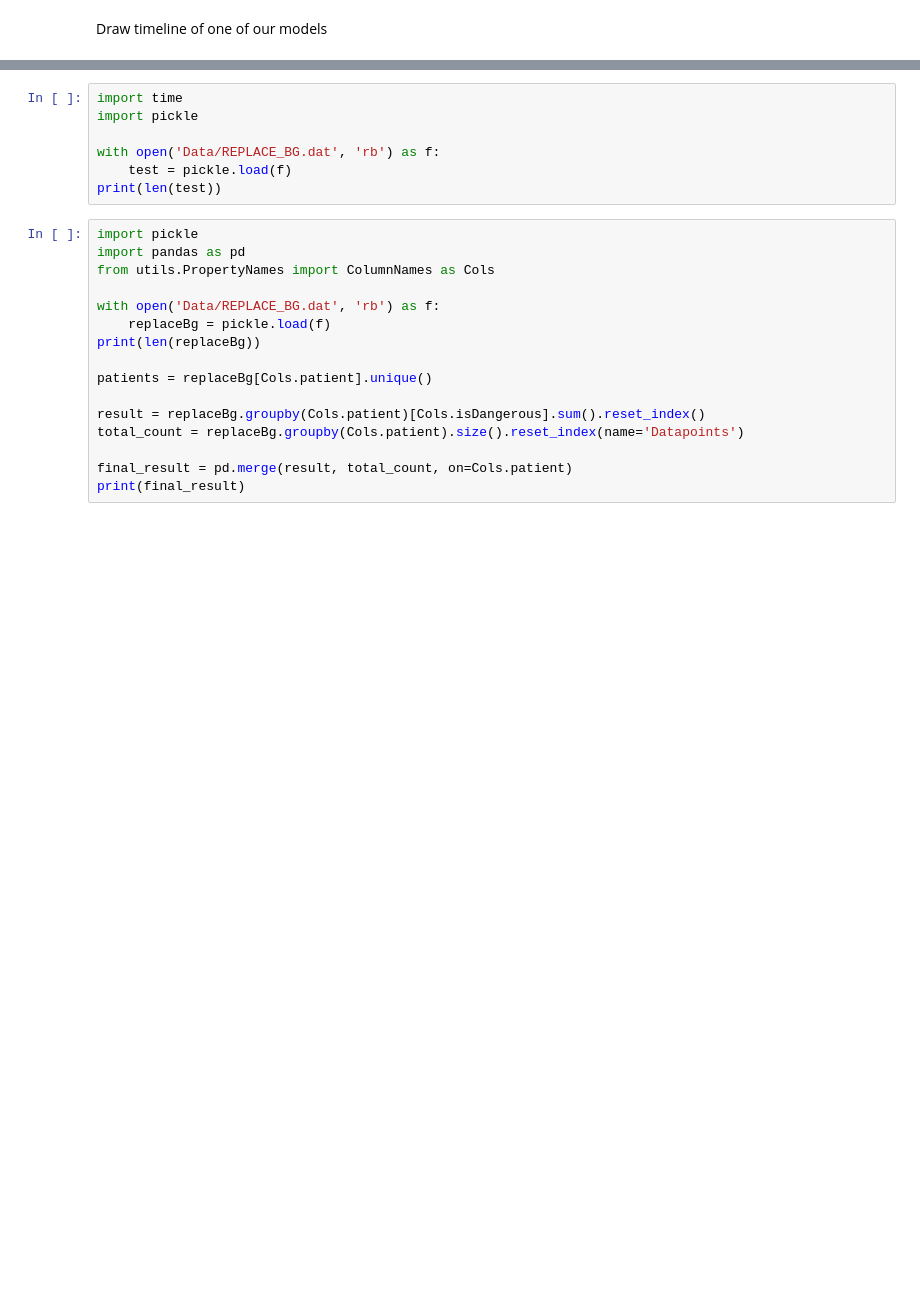
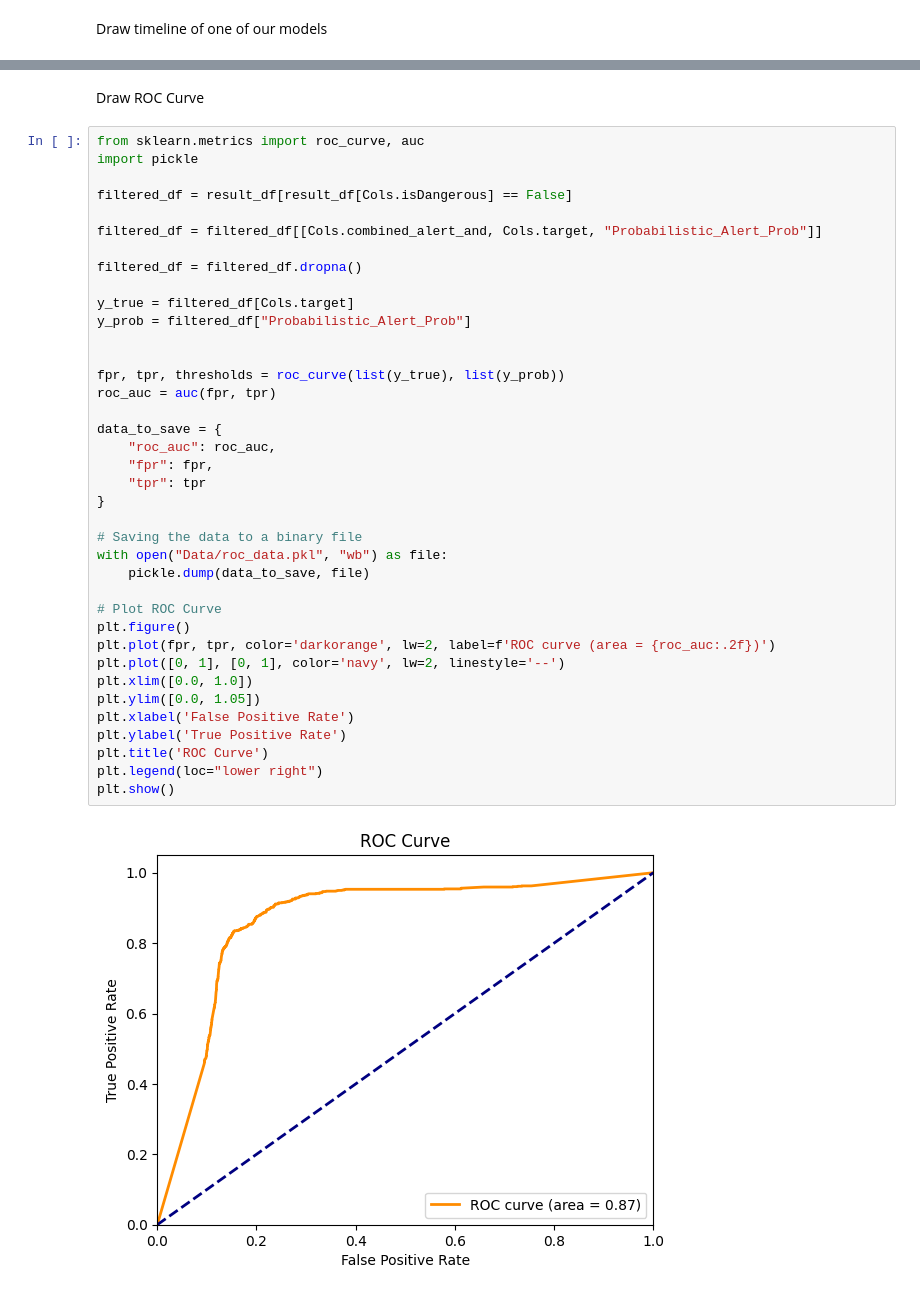
Before and after one commit to KurbanIntelligenceLab/dBG-Hypoglycemia-Forecast, a Jupyter notebook: dBGEvaluation.ipynb, the cells around one changed output, grey strips where cells are left out. Cells and saved outputs as stored; diff of their text form; blank space fills up the shorter version.

```diff
--- a/dBGEvaluation.ipynb
+++ b/dBGEvaluation.ipynb
@@ -406,23 +365,42 @@ draw_timeline(event_times)
-# %%
-import time
-import pickle
-
-with open('Data/REPLACE_BG.dat', 'rb') as f:
-    test = pickle.load(f)
-print(len(test))
-# %%
-import pickle
-import pandas as pd
-from utils.PropertyNames import ColumnNames as Cols
-
-with open('Data/REPLACE_BG.dat', 'rb') as f:
-    replaceBg = pickle.load(f)
-print(len(replaceBg))
-
-patients = replaceBg[Cols.patient].unique()
-
-result = replaceBg.groupby(Cols.patient)[Cols.isDangerous].sum().reset_index()
-total_count = replaceBg.groupby(Cols.patient).size().reset_index(name='Datapoints')
-
-final_result = pd.merge(result, total_count, on=Cols.patient)
-print(final_result)
+# %% [markdown]
+Draw ROC Curve
+# %%
+from sklearn.metrics import roc_curve, auc
+import pickle
+
+filtered_df = result_df[result_df[Cols.isDangerous] == False]
+
+filtered_df = filtered_df[[Cols.combined_alert_and, Cols.target, "Probabilistic_Alert_Prob"]]
+
+filtered_df = filtered_df.dropna()
+
+y_true = filtered_df[Cols.target]
+y_prob = filtered_df["Probabilistic_Alert_Prob"]
+
+
+fpr, tpr, thresholds = roc_curve(list(y_true), list(y_prob))
+roc_auc = auc(fpr, tpr)
+
+data_to_save = {
+    "roc_auc": roc_auc,
+    "fpr": fpr,
+    "tpr": tpr
+}
+
+# Saving the data to a binary file
+with open("Data/roc_data.pkl", "wb") as file:
+    pickle.dump(data_to_save, file)
+
+# Plot ROC Curve
+plt.figure()
+plt.plot(fpr, tpr, color='darkorange', lw=2, label=f'ROC curve (area = {roc_auc:.2f})')
+plt.plot([0, 1], [0, 1], color='navy', lw=2, linestyle='--')
+plt.xlim([0.0, 1.0])
+plt.ylim([0.0, 1.05])
+plt.xlabel('False Positive Rate')
+plt.ylabel('True Positive Rate')
+plt.title('ROC Curve')
+plt.legend(loc="lower right")
+plt.show()
+# %% [output]
+[figure, added]
```
Also changed, not shown: parts of 20 cells of this notebook, 2 other files.
